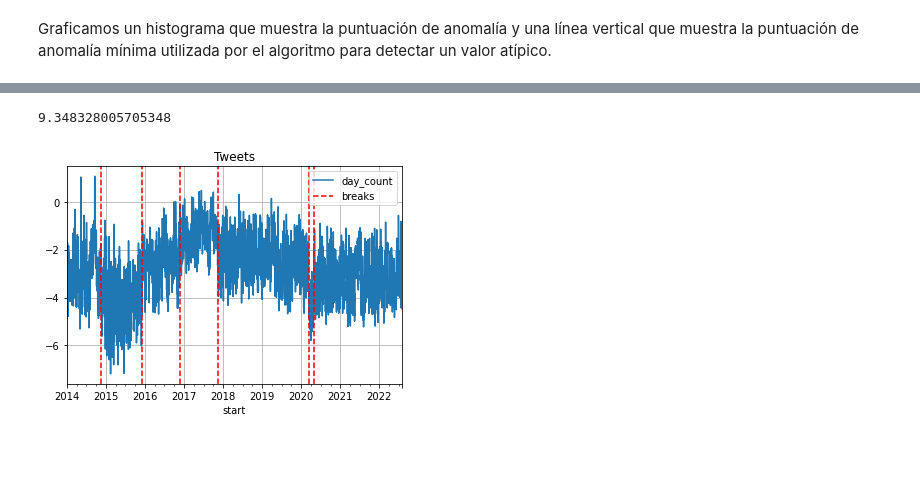
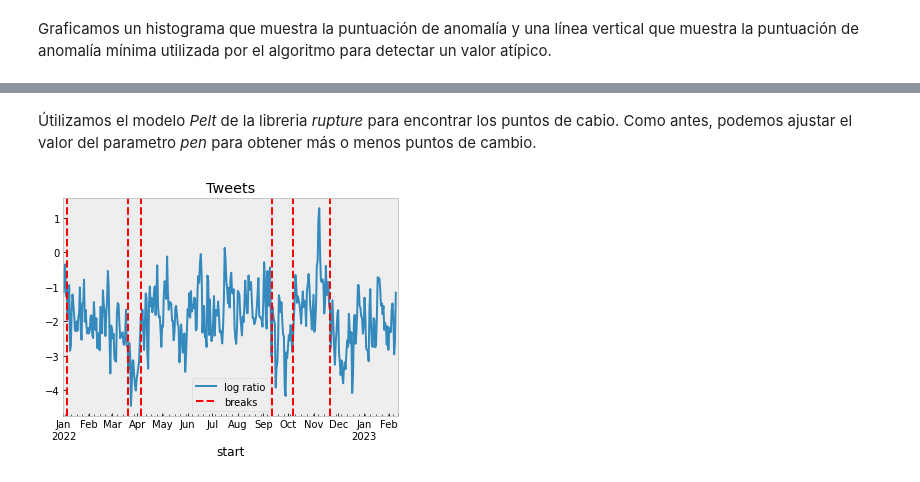
Before and after one commit to DataPolitik/Tutoriales_Taller, a Jupyter notebook: notebooks/AnalisisSerieTemporal.ipynb, the cells around one changed output, grey strips where cells are left out. Saved outputs shown, nothing was run; the diff lists cells and outputs as text; code cells hidden in the pictures; blank space fills up the shorter version.

```diff
--- a/notebooks/AnalisisSerieTemporal.ipynb
+++ b/notebooks/AnalisisSerieTemporal.ipynb
@@ -411,8 +432,4 @@ DatetimeIndex(['2020-06-21 00:00:00+00:00', '2020-06-30 00:00:00+00:00',
 # %%
-#df2a = pd.read_csv('../../martaroqueta/repressio.csv')
-df3 = pd.read_csv('../../martaroqueta/independencia.csv')
-#df2b = pd.read_csv('../../martaroqueta/repressio_before.csv')
-
-#df3 = pd.concat([df2a,df2b])
-df3.tail()
+df2 = pd.read_csv('../datos/crisis_clima-sme2022.csv')
+df2.tail()
 # %% [output]
@@ -425,7 +445,6 @@ df3.tail()
 # %%
-df3['start'] = pd.to_datetime(df3['start'])
-df3.set_index(df3['start'], inplace = True)
-#df2.head()
-ts3 = df3['day_count']
-#ts = df[df['start']<='2022-07-30 00:00:00+00:00']['day_count']
-ts3 = ts3.sort_index()
+df2['start'] = pd.to_datetime(df2['start'])
+df2.set_index(df2['start'], inplace = True)
+
+ts2 = df2['hour_count']
+ts2 = ts2.sort_index()
@@ -442,2 +458,2 @@ Name: day_count, dtype: int64
 # %%
-rt=ts/ts3
+rt=ts2.resample('D').sum()/ts
@@ -444,36 +465,31 @@ rt=ts/ts3
 # %%
 z = np.array(np.log(rt.tolist()))
-# %%
-w=np.array(np.log(rt[rt.index>'2020-03-04 00:00:00+00:00'].tolist()))
-
-bic = 2*np.var(detrended)*np.log(len(z))
-bic
-# %% [output]
-9.348328005705348
+# %% [markdown]
+Útilizamos el modelo *Pelt* de la libreria *rupture* para encontrar los puntos de cabio.
+Como antes, podemos ajustar el valor del parametro *pen* para obtener más o menos puntos de cambio.
 # %%
-
 model = rpt.Pelt(model="l2")
 model.fit(z)
-breaks = model.predict(pen=60)
+breaks = model.predict(pen=6)
 # %%
 breaks_rpt = []
 for i in breaks[:-1]:
     breaks_rpt.append(rt.index[i-1])
 breaks_rpt = pd.to_datetime(breaks_rpt)
 breaks_rpt
 
 #plt.plot(ts, label='data')
-np.log(rt).plot()
+np.log(rt).plot(label='log ratio')
 plt.title('Tweets')
 print_legend = True
 for i in breaks_rpt:
     if print_legend:
         plt.axvline(i, color='red',linestyle='dashed', label='breaks')
         print_legend = False
     else:
         plt.axvline(i, color='red',linestyle='dashed')
 plt.grid()
 plt.legend()
 plt.show()
 # %% [output]
-[figure, old version]
+[figure, new version]
```
Also changed, not shown: parts of 61 cells of this notebook.
